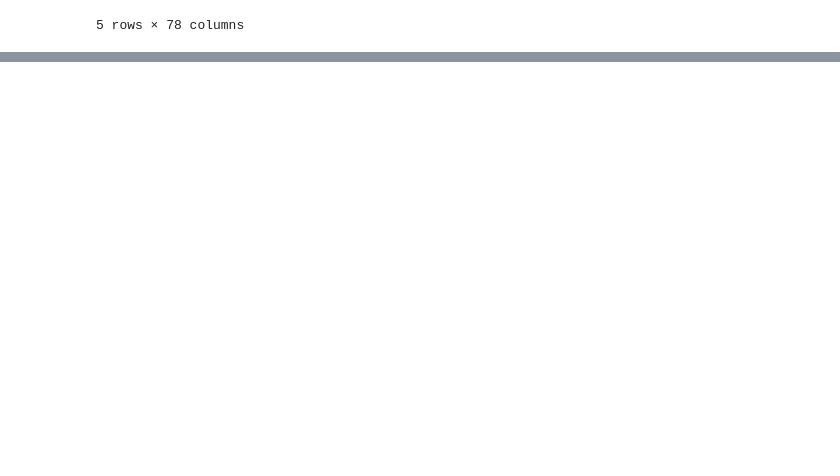
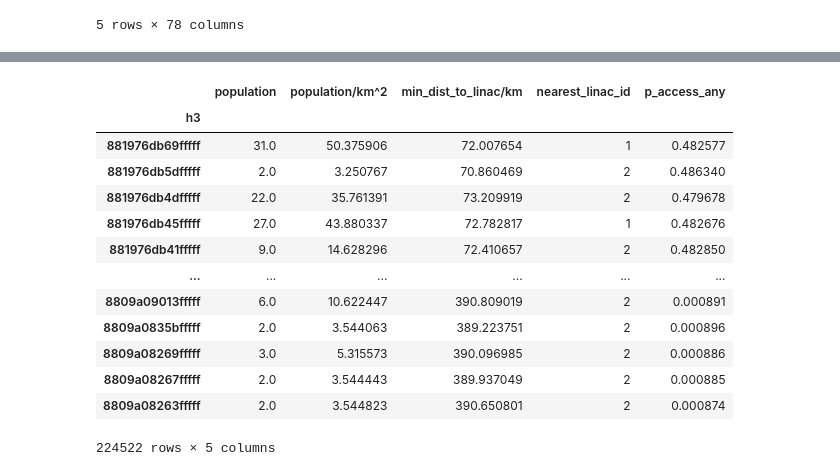
Before and after one commit to LaurenceWroe/Geospatial-modelling-radiotherapy-access, a Jupyter notebook: H3/H3_england_test.ipynb, the cells around one changed output, grey strips where cells are left out. Saved outputs shown, nothing was run; the diff lists cells and outputs as text; code cells hidden in the pictures; blank space fills up the shorter version.

```diff
--- a/H3/H3_england_test.ipynb
+++ b/H3/H3_england_test.ipynb
@@ -1178,0 +1447,32 @@ df
+# %%
+# 1) Distances -> per-linac probabilities (exponential decay)
+prob_df = distance_to_probability(dist_df, kernel="exp", lambda_km=50.0)
+
+# 2a) Combine as “at least one is accessible” (recommended default)
+p_any = combine_probabilities(prob_df, method="any")
+
+# 2b) Alternatives
+p_max     = combine_probabilities(prob_df, method="max")
+p_sumcap  = combine_probabilities(prob_df, method="sum_cap")
+p_top3    = combine_probabilities(prob_df, method="topk_any", k=3)
+p_soft    = combine_probabilities(prob_df, method="softmax", temperature=0.2)
+
+# Join back to your hex table if useful:
+df_result = df.join(p_any)
+# %%
+df_result
+# %% [output]
+|  | population | population/km^2 | min_dist_to_linac/km | nearest_linac_id | p_access_any |
+| h3 |  |  |  |  |  |
+| 881976db69fffff | 31.0 | 50.375906 | 72.007654 | 1 | 0.482577 |
+| 881976db5dfffff | 2.0 | 3.250767 | 70.860469 | 2 | 0.486340 |
+| 881976db4dfffff | 22.0 | 35.761391 | 73.209919 | 2 | 0.479678 |
+| 881976db45fffff | 27.0 | 43.880337 | 72.782817 | 1 | 0.482676 |
+| 881976db41fffff | 9.0 | 14.628296 | 72.410657 | 2 | 0.482850 |
+| ... | ... | ... | ... | ... | ... |
+| 8809a09013fffff | 6.0 | 10.622447 | 390.809019 | 2 | 0.000891 |
+| 8809a0835bfffff | 2.0 | 3.544063 | 389.223751 | 2 | 0.000896 |
+| 8809a08269fffff | 3.0 | 5.315573 | 390.096985 | 2 | 0.000886 |
+| 8809a08267fffff | 2.0 | 3.544443 | 389.937049 | 2 | 0.000885 |
+| 8809a08263fffff | 2.0 | 3.544823 | 390.650801 | 2 | 0.000874 |
+224522 rows × 5 columns
```
Also changed, not shown: parts of 14 cells of this notebook, 2 other files.
